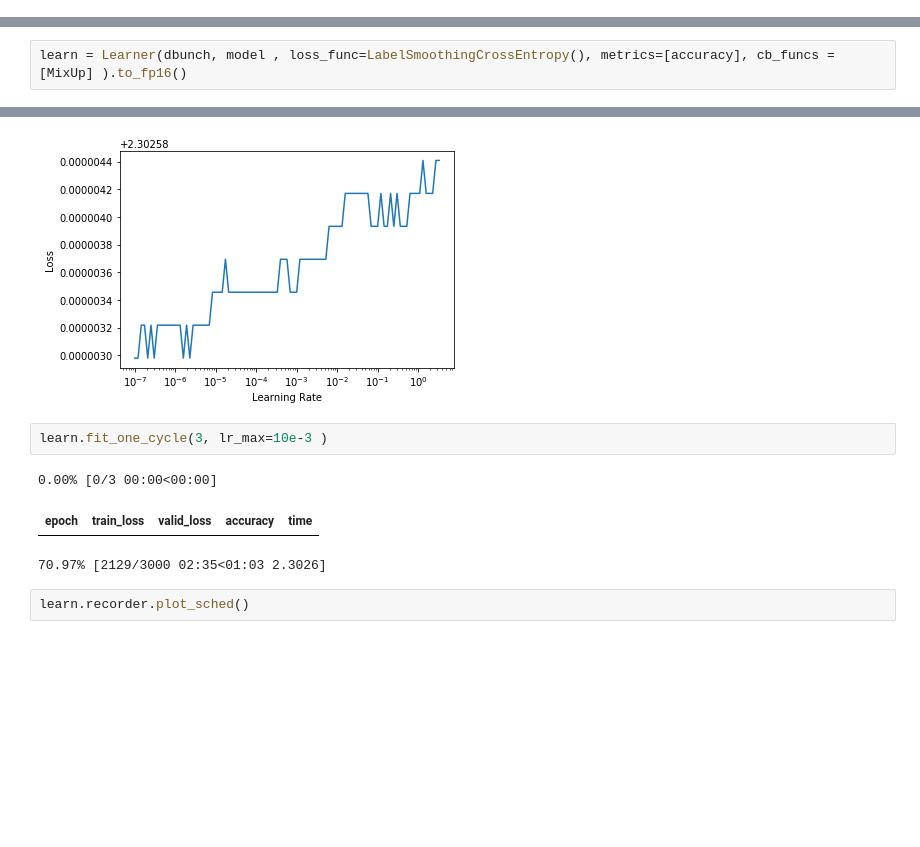
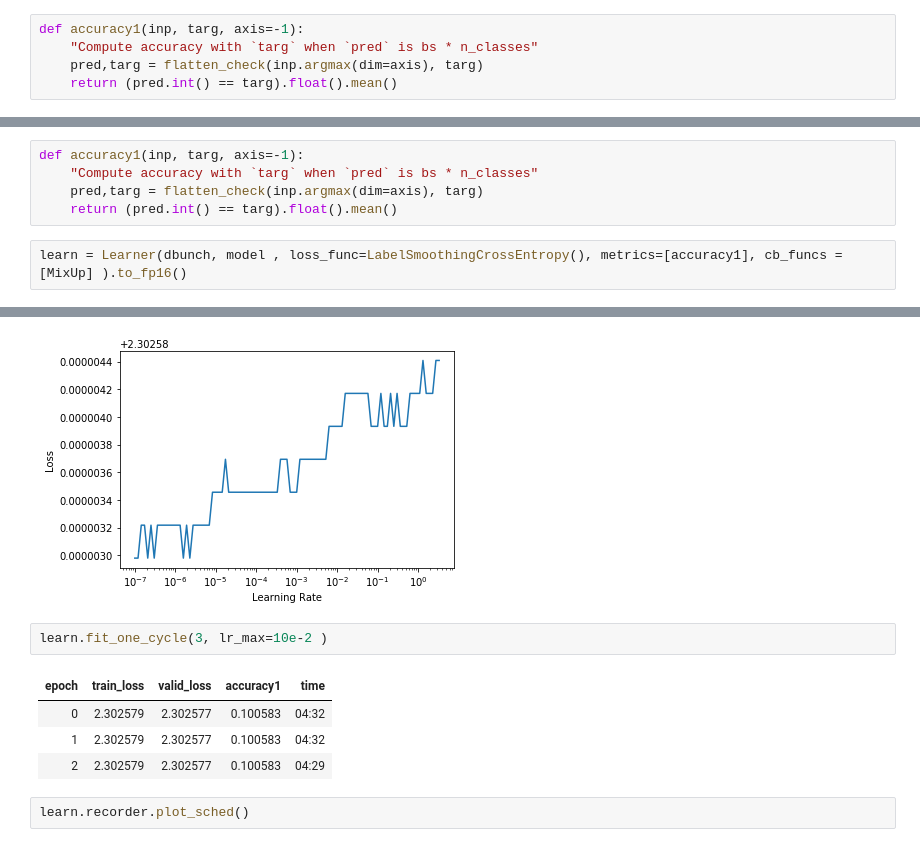
Before and after one commit to pmaxit/dl-notebooks, a Jupyter notebook: 01_CIFAR.ipynb, the cells around one changed output, grey strips where cells are left out. Saved outputs shown, nothing was run; the diff lists cells and outputs as text; blank space fills up the shorter version.

```diff
--- a/01_CIFAR.ipynb
+++ b/01_CIFAR.ipynb
@@ -27,3 +26,8 @@ from fastai2.callback import *
+# %%
+def accuracy1(inp, targ, axis=-1):
+    "Compute accuracy with `targ` when `pred` is bs * n_classes"
+    pred,targ = flatten_check(inp.argmax(dim=axis), targ)
+    return (pred.int() == targ).float().mean()
 # %% [markdown]
 # Gathering the data
 
@@ -121,19 +298,25 @@ score =model(xb)
 score.shape
 # %% [output]
 torch.Size([16, 10])
+# %%
+def accuracy1(inp, targ, axis=-1):
+    "Compute accuracy with `targ` when `pred` is bs * n_classes"
+    pred,targ = flatten_check(inp.argmax(dim=axis), targ)
+    return (pred.int() == targ).float().mean()
 # %%
-learn = Learner(dbunch, model , loss_func=LabelSmoothingCrossEntropy(), metrics=[accuracy], cb_funcs =[MixUp] ).to_fp16()
+learn = Learner(dbunch, model , loss_func=LabelSmoothingCrossEntropy(), metrics=[accuracy1], cb_funcs =[MixUp] ).to_fp16()
 # %%
 learn.lr_find()
 # %% [output]
 [interactive output not drawn]
 [figure]
 # %%
-learn.fit_one_cycle(3, lr_max=10e-3 )
+learn.fit_one_cycle(3, lr_max=10e-2 )
 # %% [output]
-0.00% [0/3 00:00<00:00]
-| epoch | train_loss | valid_loss | accuracy | time |
+| epoch | train_loss | valid_loss | accuracy1 | time |
+| 0 | 2.302579 | 2.302577 | 0.100583 | 04:32 |
+| 1 | 2.302579 | 2.302577 | 0.100583 | 04:32 |
+| 2 | 2.302579 | 2.302577 | 0.100583 | 04:29 |
-70.97% [2129/3000 02:35<01:03 2.3026]
 # %%
 learn.recorder.plot_sched()
 # %% [output]
```
Also changed, not shown: parts of 41 cells of this notebook, 19 other files.
